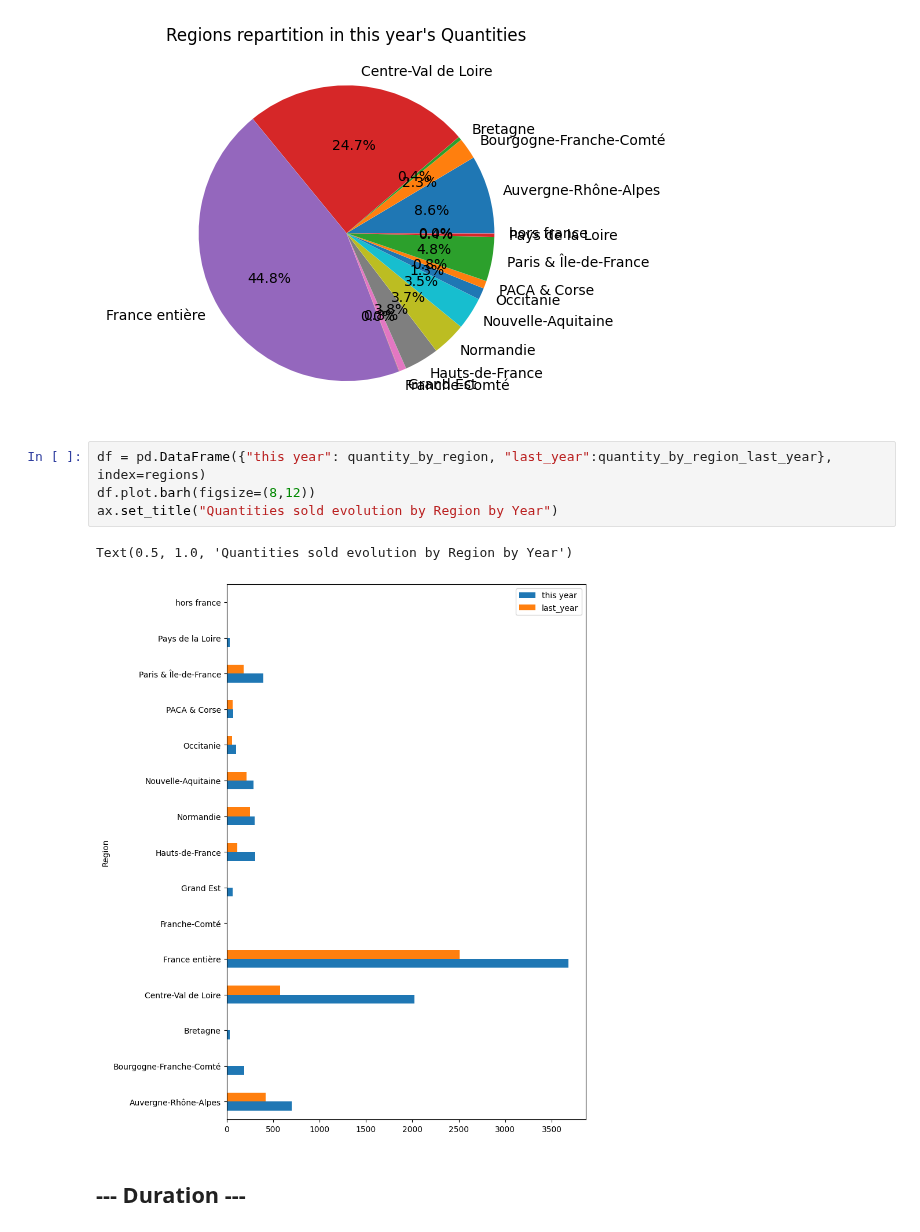
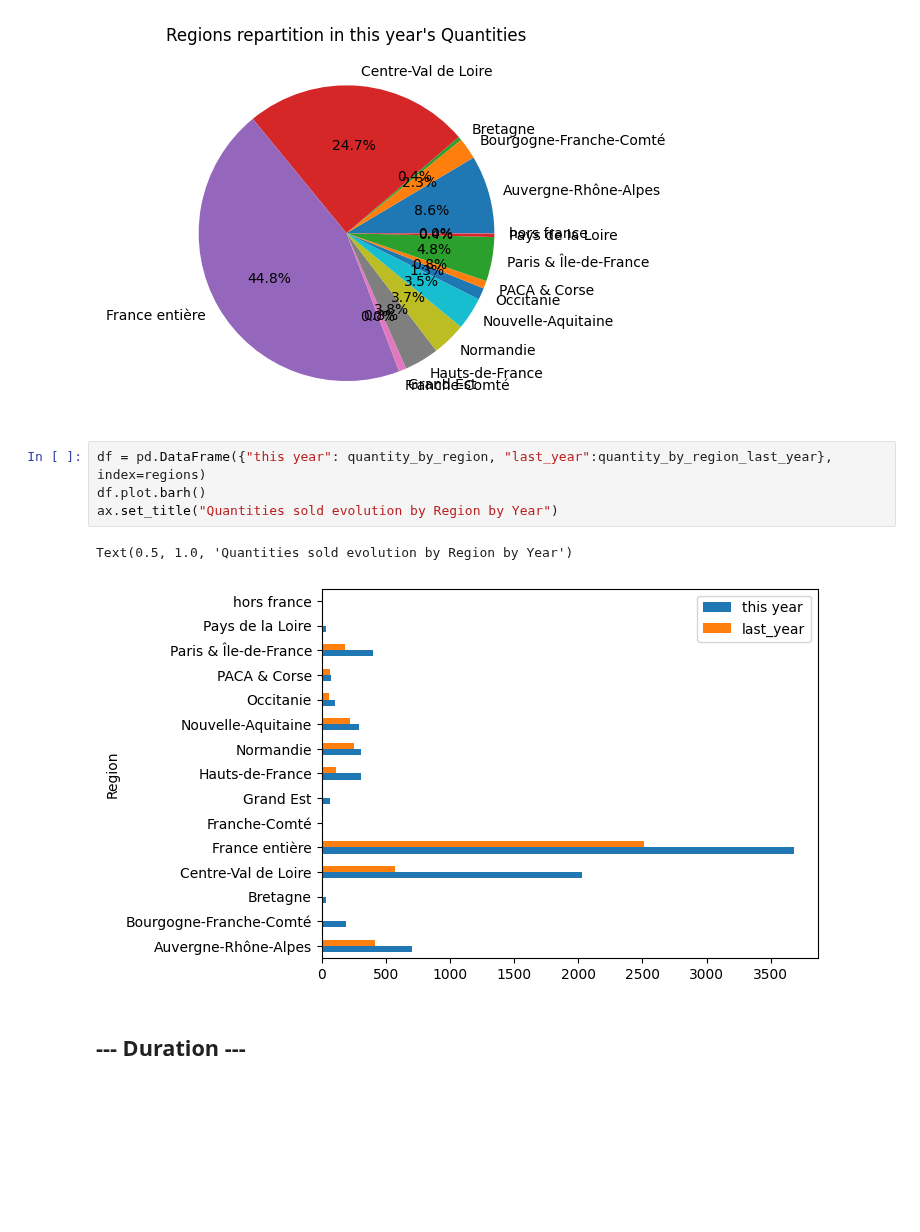
Before and after one commit to Alhuin/SmartBoxAnalysis, a Jupyter notebook: SmartBoxAnalysis.ipynb, the cells around one changed output. Cells and saved outputs as stored; diff of their text form; blank space fills up the shorter version.

```diff
--- a/SmartBoxAnalysis.ipynb
+++ b/SmartBoxAnalysis.ipynb
@@ -329,10 +382,10 @@ Text(0.5, 1.0, "Regions repartition in this year's Quantities")
 [figure]
 # %%
 df = pd.DataFrame({"this year": quantity_by_region, "last_year":quantity_by_region_last_year}, index=regions)
-df.plot.barh(figsize=(8,12))
+df.plot.barh()
 ax.set_title("Quantities sold evolution by Region by Year")
 # %% [output]
 Text(0.5, 1.0, 'Quantities sold evolution by Region by Year')
-[figure, old version]
+[figure, new version]
 # %% [markdown]
 ## --- Duration ---
```
Also changed, not shown: parts of 9 cells of this notebook.
